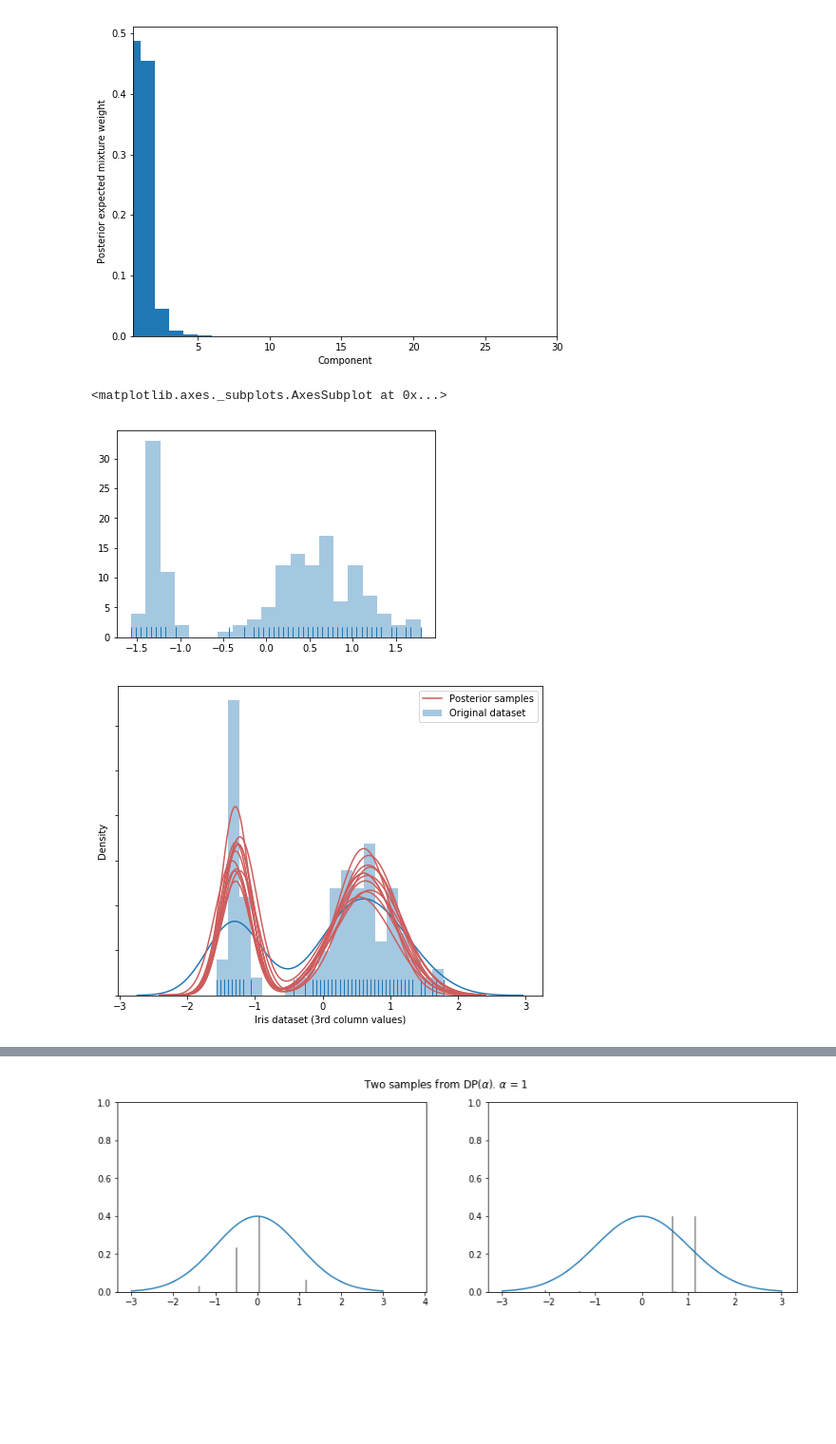
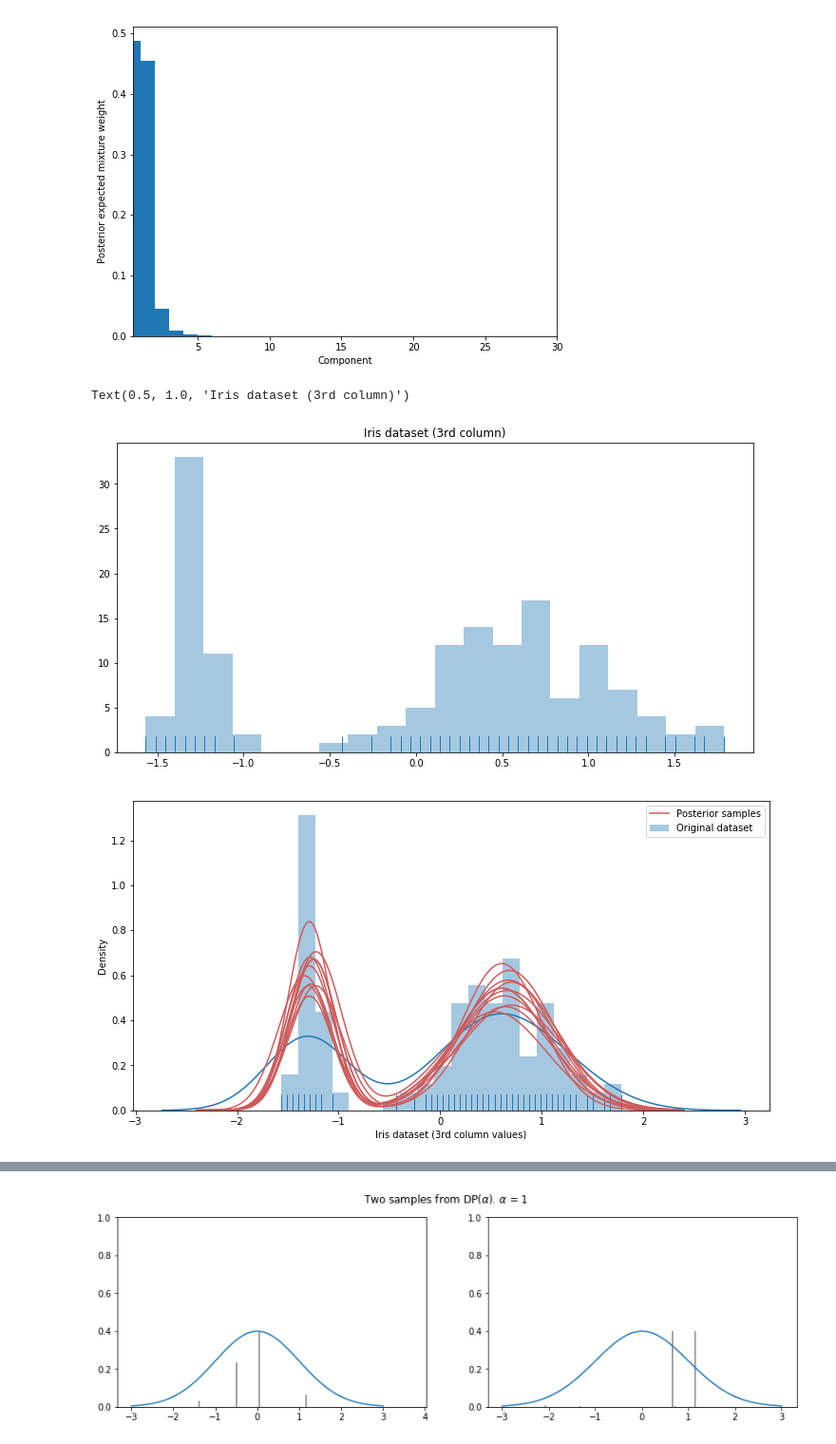
Before and after one commit to arrigonialberto86/funtime, a Jupyter notebook: ipynb/Dirichlet_processes.ipynb, the cells around one changed output, grey strips where cells are left out. Shown at 95% size. Cells and saved outputs as stored; diff of their text form; code cells hidden in the pictures; blank space fills up the shorter version.

```diff
--- a/ipynb/Dirichlet_processes.ipynb
+++ b/ipynb/Dirichlet_processes.ipynb
@@ -80,26 +80,30 @@ post_pdf_contribs = sp.stats.norm.pdf(np.atleast_3d(x_plot),
 # Weight (Gaussian) posterior probabilities by the posterior of w
 post_pdfs = (trace['w'][:, np.newaxis, :] * post_pdf_contribs).sum(axis=-1)
 # %%
+from pylab import rcParams
+rcParams['figure.figsize'] = 12, 6
+
 sns.distplot(y[:, 2], rug=True, label='Original dataset', kde=False, bins=20)
+plt.title('Iris dataset (3rd column)')
 # %% [output]
-<matplotlib.axes._subplots.AxesSubplot at 0x...>
+Text(0.5, 1.0, 'Iris dataset (3rd column)')
-[figure, old version]
+[figure, new version]
 # %%
 import seaborn as sns
 
-fig, ax = plt.subplots(figsize=(8, 6))
-
+# fig, ax = plt.subplots(figsize=(8, 6))
+rcParams['figure.figsize'] = 12, 6
 sns.distplot(y[:, 2], rug=True, label='Original dataset', bins=20)
 
-ax.plot(x_plot, post_pdfs[0],
+plt.plot(x_plot, post_pdfs[0],
         c='#CD5C5C', label='Posterior samples'); # Add this to plot the legend
-ax.plot(x_plot, post_pdfs[::100].T, c='#CD5C5C');
+plt.plot(x_plot, post_pdfs[::100].T, c='#CD5C5C');
 
 
-ax.set_xlabel('Iris dataset (3rd column values)');
-ax.set_yticklabels([]);
-ax.set_ylabel('Density');
+plt.xlabel('Iris dataset (3rd column values)');
+# plt.yticklabels([]);
+plt.ylabel('Density');
 
-ax.legend();
+plt.legend();
 # %% [output]
-[figure, old version]
+[figure, new version]
```
Also changed, not shown: parts of 1 cell of this notebook, 2 other files.
